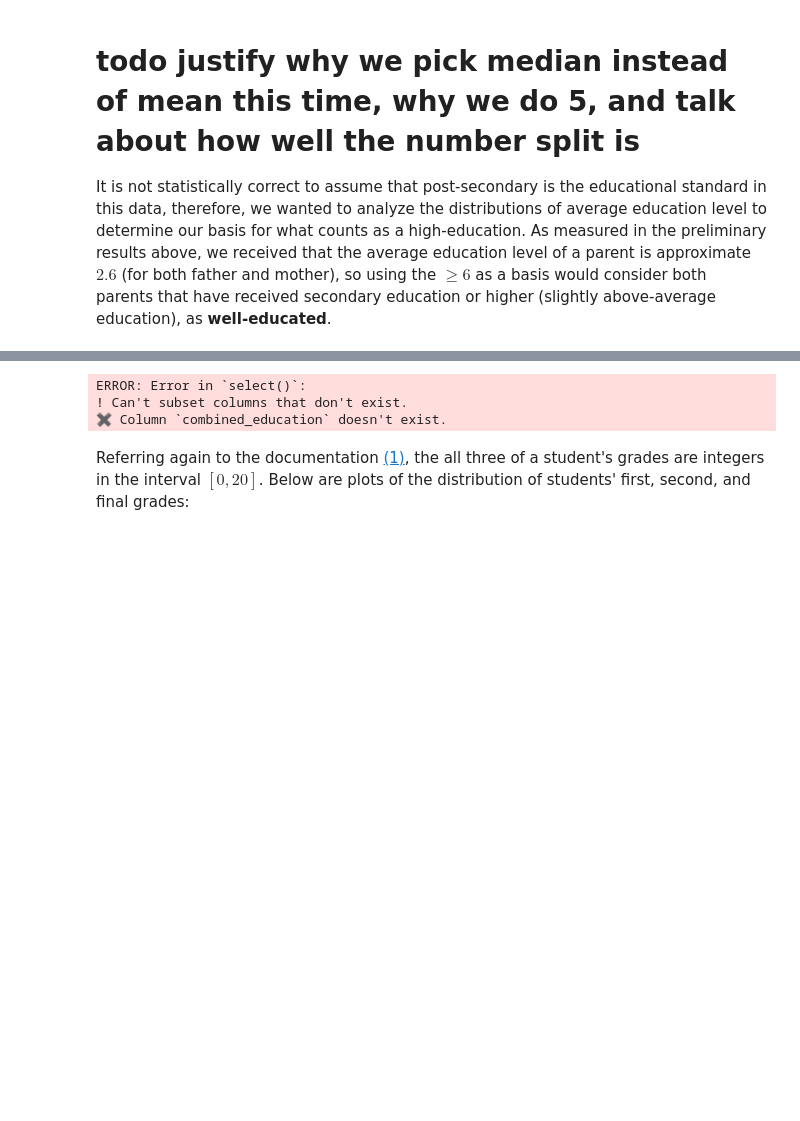
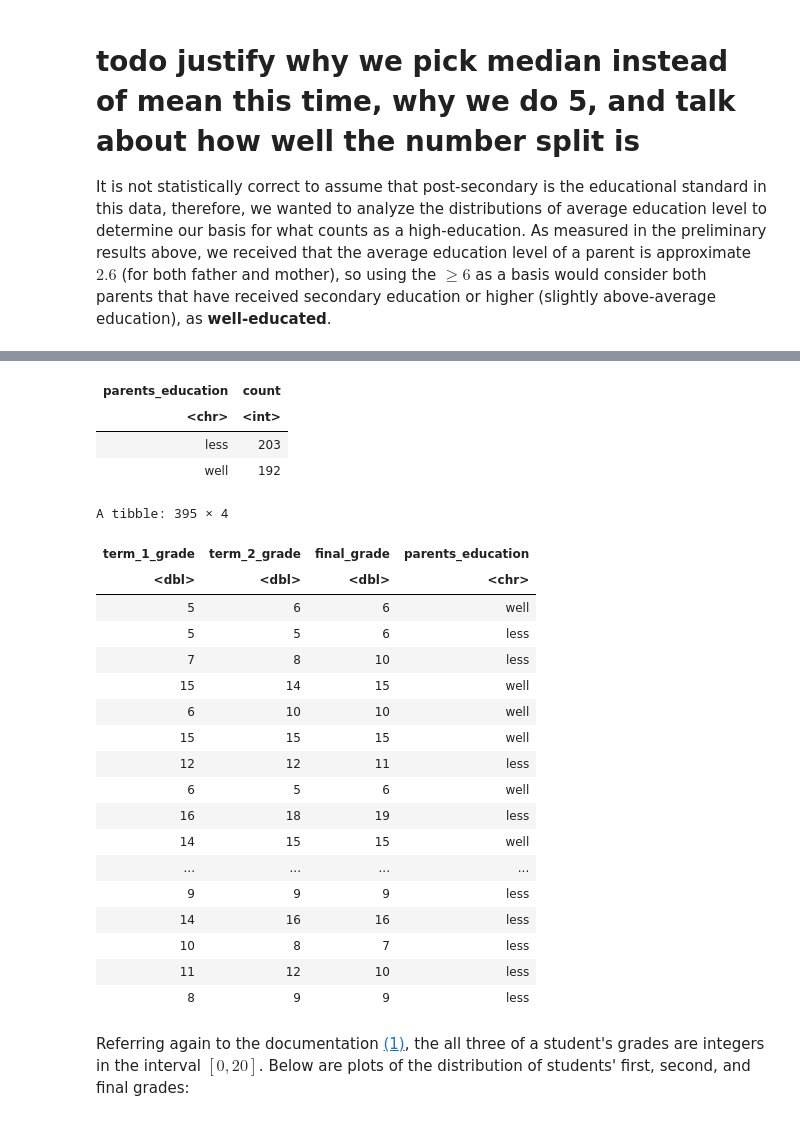
Before and after one commit to j-ackyao/STAT-Inference, a Jupyter notebook: project report.ipynb, the cells around one changed output, grey strips where cells are left out. Cells and saved outputs as stored; diff of their text form; code cells hidden in the pictures; blank space fills up the shorter version.

Commit message:
Change dataframe names

```diff
--- a/project report.ipynb
+++ b/project report.ipynb
@@ -159,12 +159,18 @@ combined_education_plot
 # todo justify why we pick median instead of mean this time, why we do 5, and talk about how well the number split is
 It is not statistically correct to assume that post-secondary is the educational standard in this data, therefore, we wanted to analyze the distributions of average education level to determine our basis for what counts as a high-education.  As measured in the preliminary results above, we received that the average education level of a parent is approximate $2.6$ (for both father and mother), so using the $\geq 6$ as a basis would consider both parents that have received secondary education or higher (slightly above-average education), as **well-educated**.
 # %%
-student_data$parents_education[student_data$combined_education <= 5] <- "less"
-student_data$parents_education[student_data$combined_education > 5] <- "well"
+# student_data_combined_edu$parents_education[student_data_combined_edu$combined_education <= 5] <- "less"
+# student_data_combined_edu$parents_education[student_data_combined_edu$combined_education > 5] <- "well"
 
-student_data <- student_data |>
-    select(-combined_education)
+# final_student_data <- student_data_combined_edu |>
+#     select(-combined_education)
 
-student_data |> group_by(parents_education) |>
+final_student_data <- student_data_combined_edu |>
+    mutate(parents_education = ifelse(combined_education <= 5, "less", "well")) |>
+    select(term_1_grade, term_2_grade, final_grade, parents_education)
+
+final_student_data |> group_by(parents_education) |>
     summarize(count = n())
+
+final_student_data
 # %% [output]
@@ -175,6 +178,26 @@ Warning message:
+| parents_education | count |
+| <chr> | <int> |
+| less | 203 |
+| well | 192 |
-ERROR: Error in `select()`:
-! Can't subset columns that don't exist.
-✖ Column `combined_education` doesn't exist.
+A tibble: 395 × 4
+| term_1_grade | term_2_grade | final_grade | parents_education |
+| <dbl> | <dbl> | <dbl> | <chr> |
+| 5 | 6 | 6 | well |
+| 5 | 5 | 6 | less |
+| 7 | 8 | 10 | less |
+| 15 | 14 | 15 | well |
+| 6 | 10 | 10 | well |
+| 15 | 15 | 15 | well |
+| 12 | 12 | 11 | less |
+| 6 | 5 | 6 | well |
+| 16 | 18 | 19 | less |
+| 14 | 15 | 15 | well |
+| ... | ... | ... | ... |
+| 9 | 9 | 9 | less |
+| 14 | 16 | 16 | less |
+| 10 | 8 | 7 | less |
+| 11 | 12 | 10 | less |
+| 8 | 9 | 9 | less |
 # %% [markdown]
 Referring again to the documentation [(1)](#ref_1), the all three of a student's grades are integers in the interval $[0, 20]$.
 Below are plots of the distribution of students' first, second, and final grades:
```
Also changed, not shown: parts of 7 cells of this notebook.
